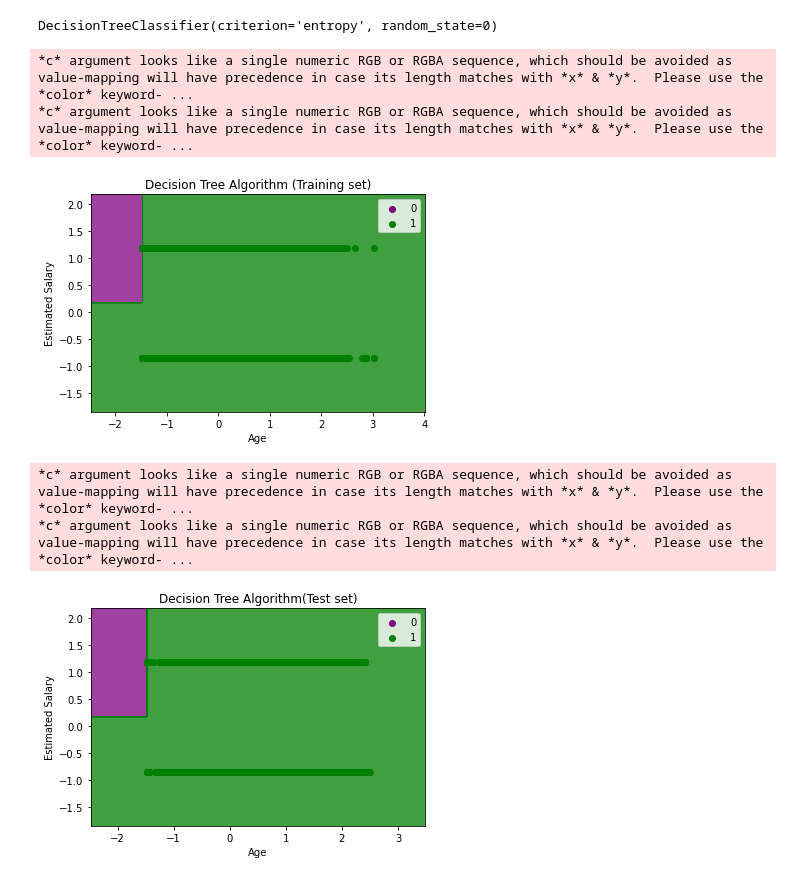
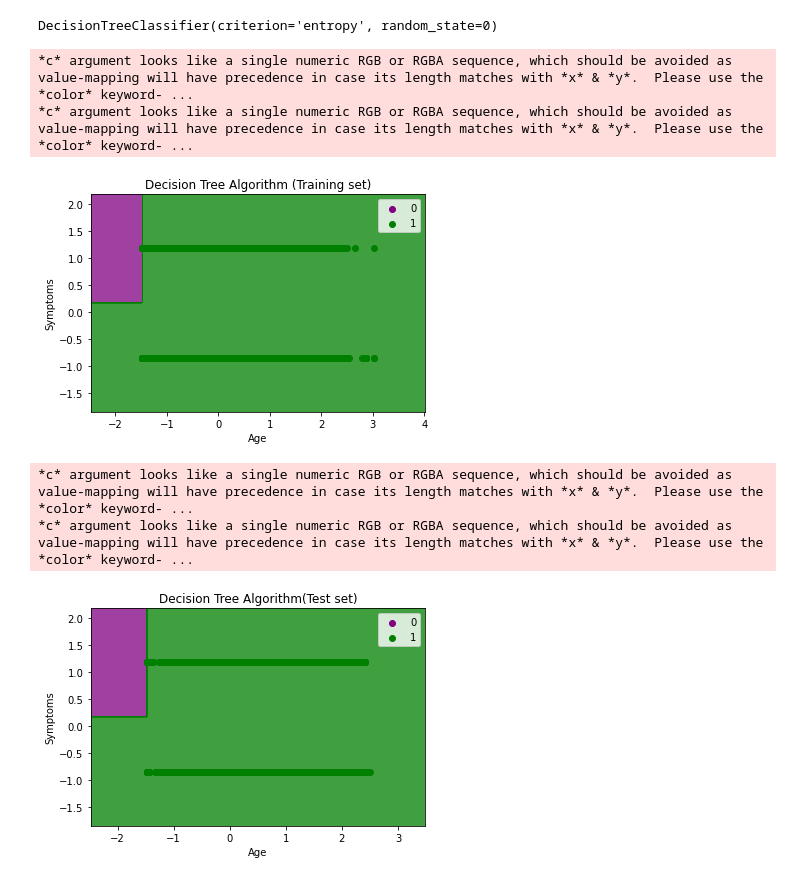
Before and after one commit to Imtiaz-Hasan/Research-Paper-Python, a Jupyter notebook: Accuracy_test.ipynb, the cells around one changed output. Cells and saved outputs as stored; diff of their text form; code cells hidden in the pictures.

```diff
--- a/Accuracy_test.ipynb
+++ b/Accuracy_test.ipynb
@@ -106,35 +106,35 @@ x_set, y_set = x_train, y_train
 
 x1, x2 = nm.meshgrid(nm.arange(start = x_set[:, 0].min() - 1, stop = x_set[:, 0].max() + 1, step  =0.01),
 
 nm.arange(start = x_set[:, 1].min() - 1, stop = x_set[:, 1].max() + 1, step = 0.01))
 
 mtp.contourf(x1, x2, classifier.predict(nm.array([x1.ravel(), x2.ravel()]).T).reshape(x1.shape),
 
 alpha = 0.75, cmap = ListedColormap(('purple','green' )))
 
 mtp.xlim(x1.min(), x1.max())
 
 mtp.ylim(x2.min(), x2.max())
 
 for i, j in enumerate(nm.unique(y_set)):
 
   mtp.scatter(x_set[y_set == j, 0], x_set[y_set == j, 1],
 
         c = ListedColormap(('purple', 'green'))(i), label = j)
 
 mtp.title('Decision Tree Algorithm (Training set)')
 
 mtp.xlabel('Age')
 
-mtp.ylabel('Estimated Salary')
+mtp.ylabel('Symptoms')
 
 mtp.legend()
 
 mtp.show()
 # %% [output]
 *c* argument looks like a single numeric RGB or RGBA sequence, which should be avoided as value-mapping will have precedence in case its length matches with *x* & *y*.  Please use the *color* keyword- ...
 *c* argument looks like a single numeric RGB or RGBA sequence, which should be avoided as value-mapping will have precedence in case its length matches with *x* & *y*.  Please use the *color* keyword- ...
-[figure, old version]
+[figure, new version]
 # %%
 #Visulaizing the test set result
 
@@ -164,7 +164,7 @@ mtp.title('Decision Tree Algorithm(Test set)')
 
 mtp.xlabel('Age')
 
-mtp.ylabel('Estimated Salary')
+mtp.ylabel('Symptoms')
 
 mtp.legend()
 
@@ -172,4 +172,4 @@ mtp.show()
 # %% [output]
 *c* argument looks like a single numeric RGB or RGBA sequence, which should be avoided as value-mapping will have precedence in case its length matches with *x* & *y*.  Please use the *color* keyword- ...
 *c* argument looks like a single numeric RGB or RGBA sequence, which should be avoided as value-mapping will have precedence in case its length matches with *x* & *y*.  Please use the *color* keyword- ...
-[figure, old version]
+[figure, new version]
```
